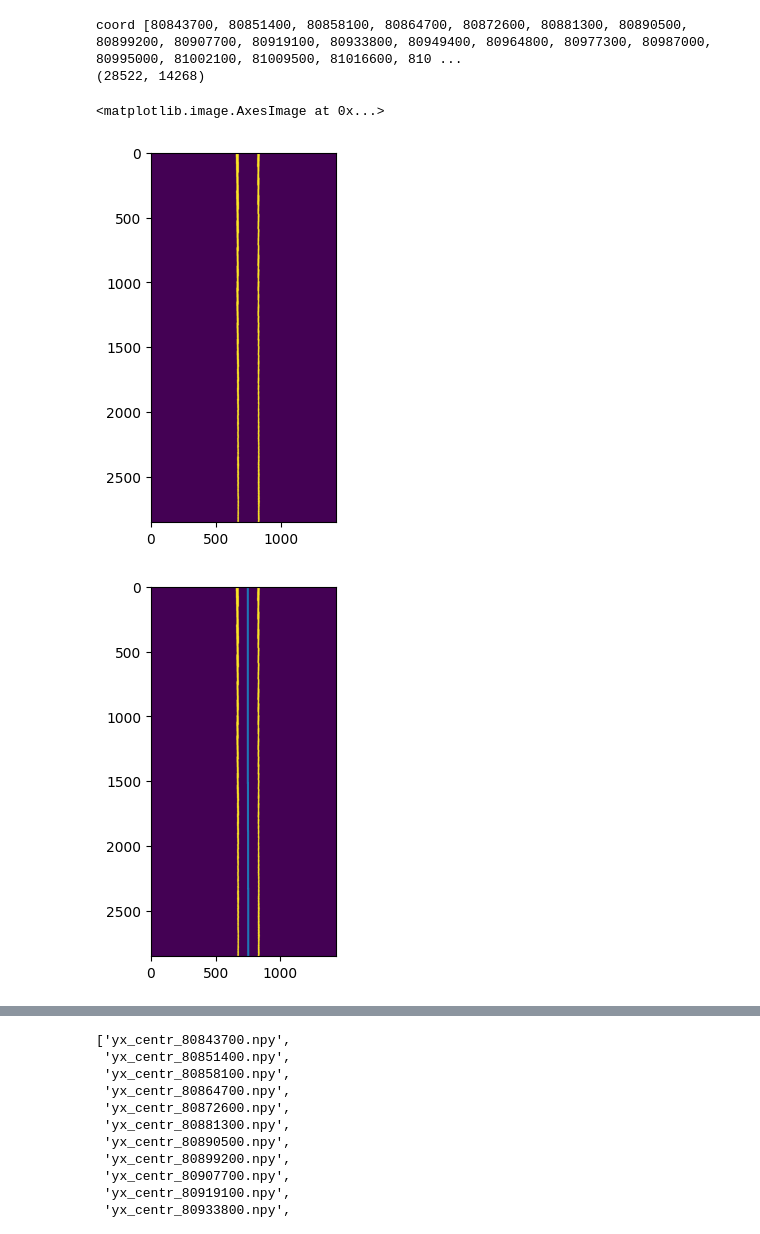
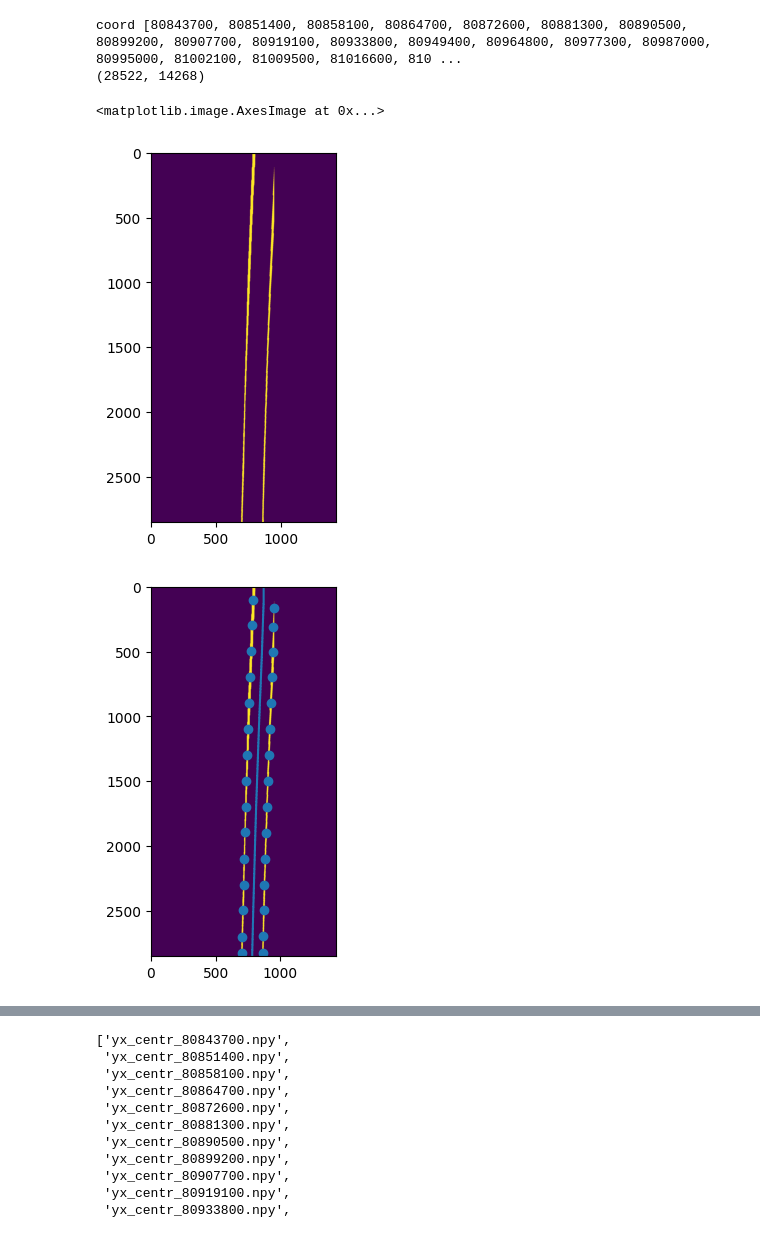
Before and after one commit to Andrudewt/perspective, a Jupyter notebook: proc_1.ipynb, the cells around one changed output, grey strips where cells are left out. Cells and saved outputs as stored; diff of their text form; code cells hidden in the pictures.

```diff
--- a/proc_1.ipynb
+++ b/proc_1.ipynb
@@ -44,7 +44,7 @@ def resize(arr):
 # fig, ax = plt.subplots()
 
 # # mask_pr = load_warp(r"D:\Projects\perspective\data\3\080843.789.jpg")
-mask_pr = load_warp(msk_fs[0])
+mask_pr = load_warp(msk_fs[20])
 
 print(mask_pr.shape)
 plt.imshow(resize(mask_pr))
@@ -52,7 +52,7 @@ plt.imshow(resize(mask_pr))
 coord [80843700, 80851400, 80858100, 80864700, 80872600, 80881300, 80890500, 80899200, 80907700, 80919100, 80933800, 80949400, 80964800, 80977300, 80987000, 80995000, 81002100, 81009500, 81016600, 810 ...
 (28522, 14268)
 <matplotlib.image.AxesImage at 0x...>
-[figure, old version]
+[figure, new version]
 # %%
 def find_rail_dots(mask, step=2000):
     # далее можно сократить расчеты
@@ -73,33 +73,33 @@ def find_rail_dots(mask, step=2000):
                 cy = int(M["m01"] / M["m00"])
                 centroids.append((cx, cy+st))
 
     X = np.array(centroids)[:, 0]
     Y = np.array(centroids)[:, 1]
     diff = np.diff(Y)
     # ищет пары близких центроидов (где вертикальное расстояние меньше 3 пикселей) и вычисляет для них среднюю точку по X
 
     mid_p = []
     for i, v in enumerate(diff):
         if v < 3:
             mid_x = int((X[i] + X[i+1]) / 2)
             mid_y = int((Y[i] + Y[i+1]) / 2)
             mid_p.append([mid_x, mid_y])
 
     mid_p = np.array(mid_p) # точки между центроидами
     # Интеролировать серединки для всех У
     y_centr = np.arange(mask.shape[0])
     x_centr = np.interp(y_centr, mid_p[:, 1], mid_p[:, 0])
 
 
 
     return np.array([Y, X]), np.array([y_centr, x_centr])
 
 
 YX, yx_centr = find_rail_dots(mask_pr)
 
-# plt.imshow(resize(mask_pr))
-# plt.scatter(YX[1, :]//10, YX[0, :]//10)
+plt.imshow(resize(mask_pr))
+plt.scatter(YX[1, :]//10, YX[0, :]//10)
 plt.plot(yx_centr[1, :]//10, yx_centr[0, :]//10)
 plt.margins(0, 0)
 # %% [output]
-[figure, old version]
+[figure, new version]
```
Also changed, not shown: parts of 8 cells of this notebook.
